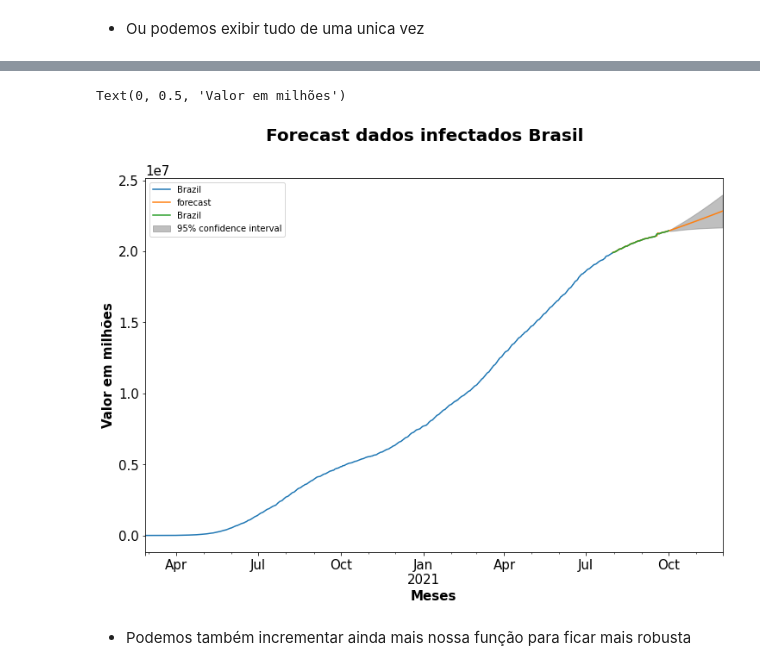
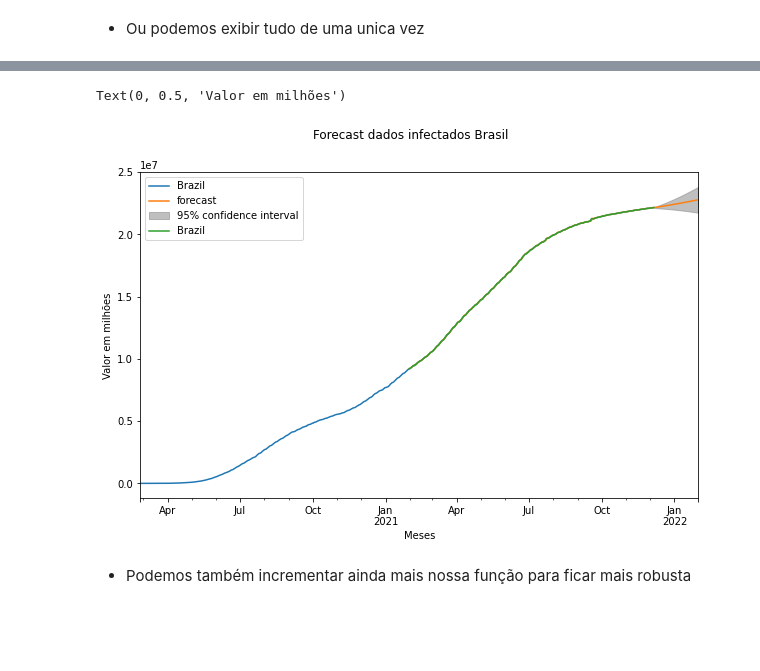
Before and after one commit to RogerioLS/Covid-19Mundial, a Jupyter notebook: Casos de Covid-19 mundial .ipynb, the cells around one changed output, grey strips where cells are left out. Cells and saved outputs as stored; diff of their text form; code cells hidden in the pictures; blank space fills up the shorter version.

```diff
--- a/Casos de Covid-19 mundial .ipynb
+++ b/Casos de Covid-19 mundial .ipynb
@@ -204,10 +121,0 @@ Text(0, 0.5, 'Valor em milhões')
-# %%
-plt.rcParams['xtick.labelsize'] = 15
-plt.rcParams['ytick.labelsize'] = 15
-plt.figure(figsize=(14,8))
-plt.xticks(rotation=90)
-plt.plot(dados_Brasil.index[tam-30:tam], dados_Brasil.values[tam-30:tam])
-plt.suptitle('Total de casos confirmados de covid-19 no Brazil') #, fontweight='bold', fontsize=25)
-plt.xlabel('Meses', fontweight='bold', fontsize=15)
-plt.ylabel('Valor em milhões', fontweight='bold', fontsize=15)
-plt.show()
@@ -425,14 +361,14 @@ array([21466052.10767825, 21487856.07950983, 21509769.28789016,
 # %%
 # Criação de eixo para a série temporal completa, com adição das previsões do modelo
 #lot_insample = True dados originais
-eixo = ts.plot(figsize=(12, 8))
-modelo_treinado.plot_predict('2021-07-31', '2021-11-30', ax = eixo, plot_insample = True)
-plt.suptitle('Forecast dados infectados Brasil', fontweight='bold', fontsize=20)
-plt.xlabel('Meses', fontweight='bold', fontsize=15)
-plt.ylabel('Valor em milhões', fontweight='bold', fontsize=15)
+eixo = ts.plot(figsize=(10, 6))
+modelo_treinado.plot_predict('2021-01-31', '2022-01-31', ax = eixo, plot_insample = True)
+plt.suptitle('Forecast dados infectados Brasil')#, fontweight='bold', fontsize=20)
+plt.xlabel('Meses')#, fontweight='bold', fontsize=15)
+plt.ylabel('Valor em milhões')#, fontweight='bold', fontsize=15)
 # %% [output]
 Text(0, 0.5, 'Valor em milhões')
-[figure, old version]
+[figure, new version]
 # %% [markdown]
 - Podemos também incrementar ainda mais nossa função para ficar mais robusta
 # %%
```
Also changed, not shown: parts of 31 cells of this notebook.
